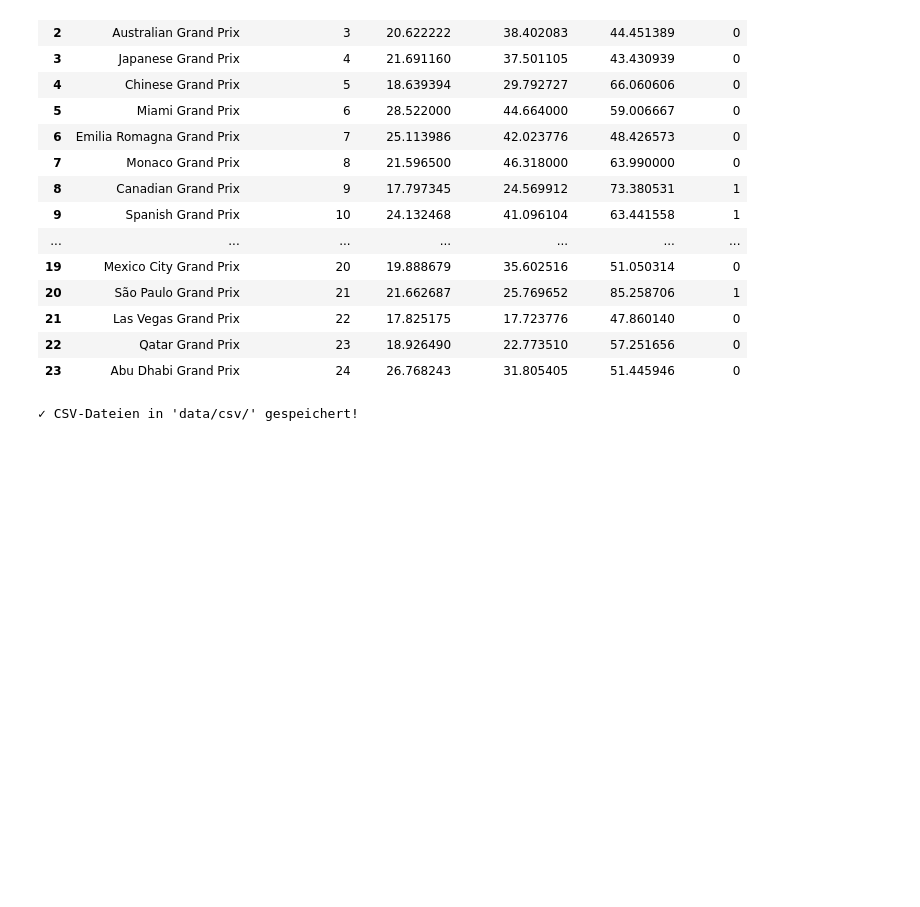
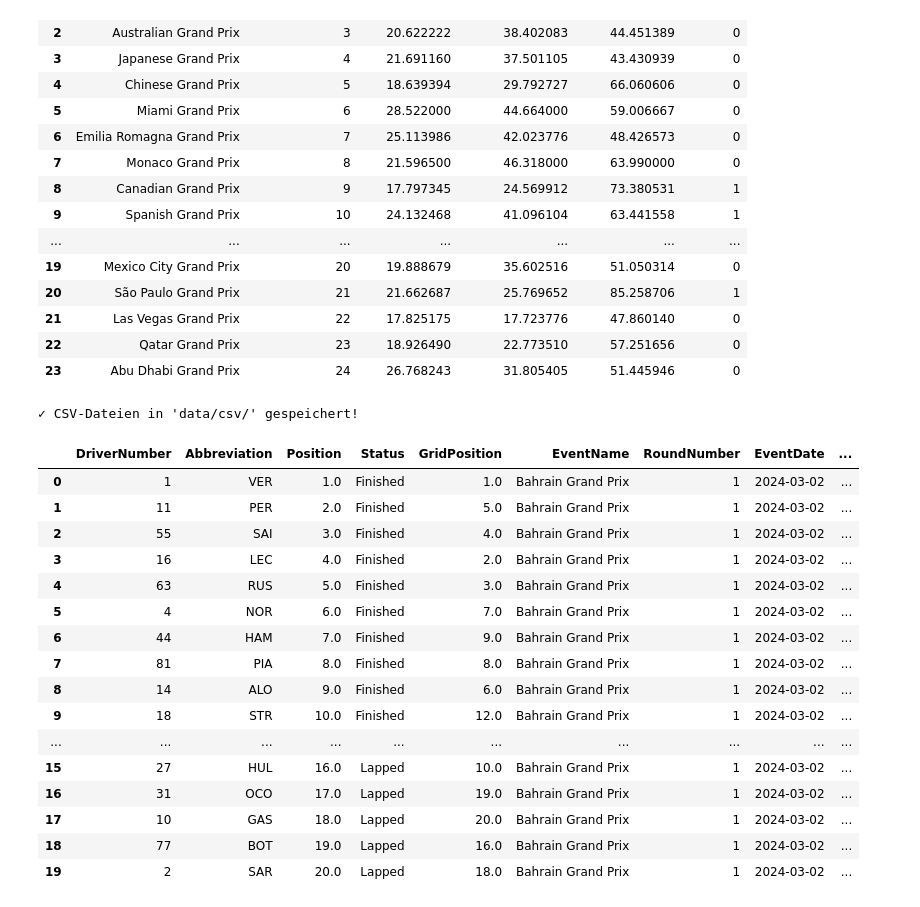
Before and after one commit to DzhemOsman/F1-Prediction-Model, a Jupyter notebook: fastf1_data_collector.ipynb, the cells around one changed output. Cells and saved outputs as stored; diff of their text form; code cells hidden in the pictures; blank space fills up the shorter version.

```diff
--- a/fastf1_data_collector.ipynb
+++ b/fastf1_data_collector.ipynb
@@ -259,3 +256,23 @@ df_weather.to_csv('data/csv/weather_2024.csv', index=False)
 print("✓ CSV-Dateien in 'data/csv/' gespeichert!")
 # %% [output]
 ✓ CSV-Dateien in 'data/csv/' gespeichert!
+# %%
+df_all_race_results[df_all_race_results['RoundNumber'] == 1].sort_values('Position')
+# %% [output]
+|  | DriverNumber | Abbreviation | Position | Status | GridPosition | EventName | RoundNumber | EventDate | ... |
+| 0 | 1 | VER | 1.0 | Finished | 1.0 | Bahrain Grand Prix | 1 | 2024-03-02 | ... |
+| 1 | 11 | PER | 2.0 | Finished | 5.0 | Bahrain Grand Prix | 1 | 2024-03-02 | ... |
+| 2 | 55 | SAI | 3.0 | Finished | 4.0 | Bahrain Grand Prix | 1 | 2024-03-02 | ... |
+| 3 | 16 | LEC | 4.0 | Finished | 2.0 | Bahrain Grand Prix | 1 | 2024-03-02 | ... |
+| 4 | 63 | RUS | 5.0 | Finished | 3.0 | Bahrain Grand Prix | 1 | 2024-03-02 | ... |
+| 5 | 4 | NOR | 6.0 | Finished | 7.0 | Bahrain Grand Prix | 1 | 2024-03-02 | ... |
+| 6 | 44 | HAM | 7.0 | Finished | 9.0 | Bahrain Grand Prix | 1 | 2024-03-02 | ... |
+| 7 | 81 | PIA | 8.0 | Finished | 8.0 | Bahrain Grand Prix | 1 | 2024-03-02 | ... |
+| 8 | 14 | ALO | 9.0 | Finished | 6.0 | Bahrain Grand Prix | 1 | 2024-03-02 | ... |
+| 9 | 18 | STR | 10.0 | Finished | 12.0 | Bahrain Grand Prix | 1 | 2024-03-02 | ... |
+| ... | ... | ... | ... | ... | ... | ... | ... | ... | ... |
+| 15 | 27 | HUL | 16.0 | Lapped | 10.0 | Bahrain Grand Prix | 1 | 2024-03-02 | ... |
+| 16 | 31 | OCO | 17.0 | Lapped | 19.0 | Bahrain Grand Prix | 1 | 2024-03-02 | ... |
+| 17 | 10 | GAS | 18.0 | Lapped | 20.0 | Bahrain Grand Prix | 1 | 2024-03-02 | ... |
+| 18 | 77 | BOT | 19.0 | Lapped | 16.0 | Bahrain Grand Prix | 1 | 2024-03-02 | ... |
+| 19 | 2 | SAR | 20.0 | Lapped | 18.0 | Bahrain Grand Prix | 1 | 2024-03-02 | ... |
```
Also changed, not shown: parts of 2 cells of this notebook, 1 other file.
